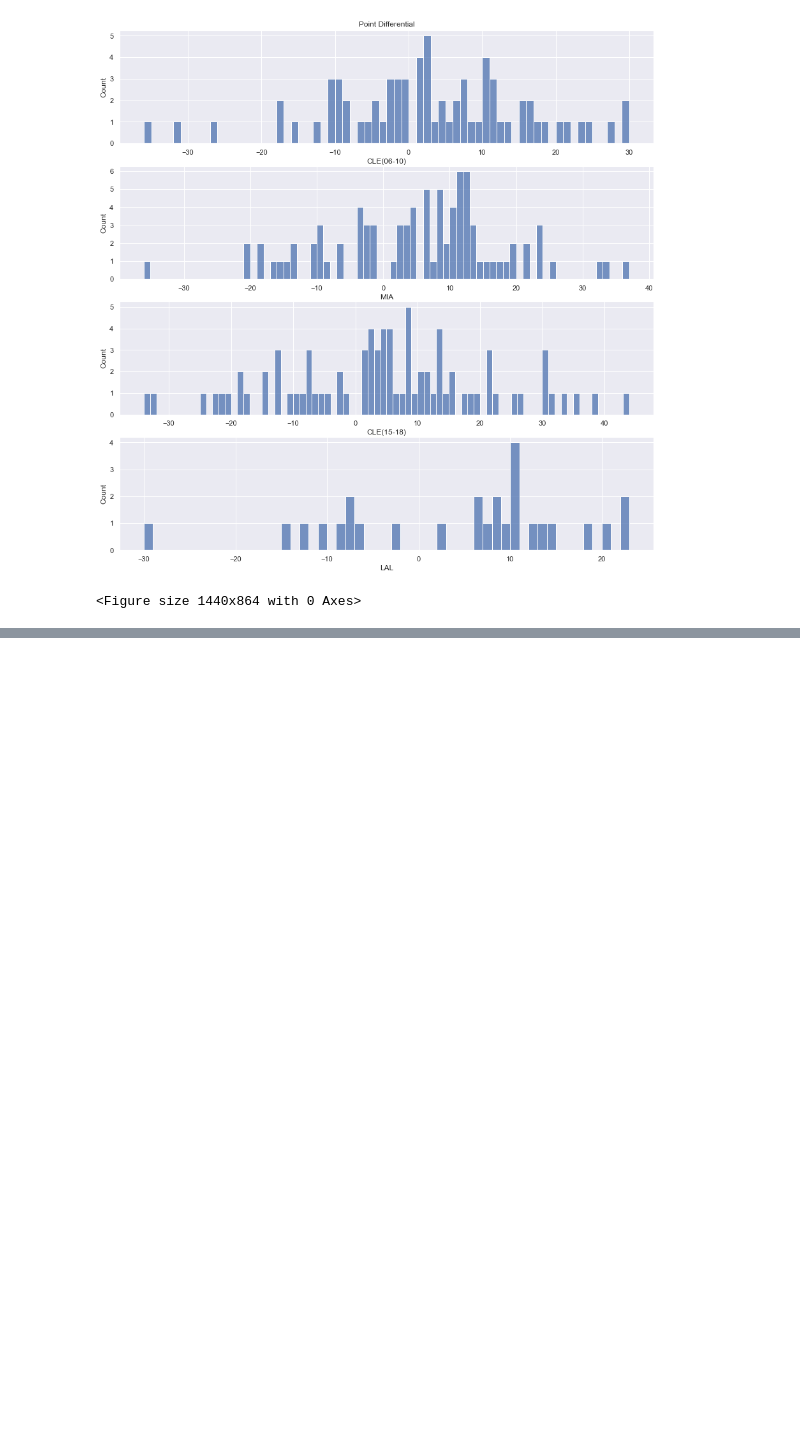
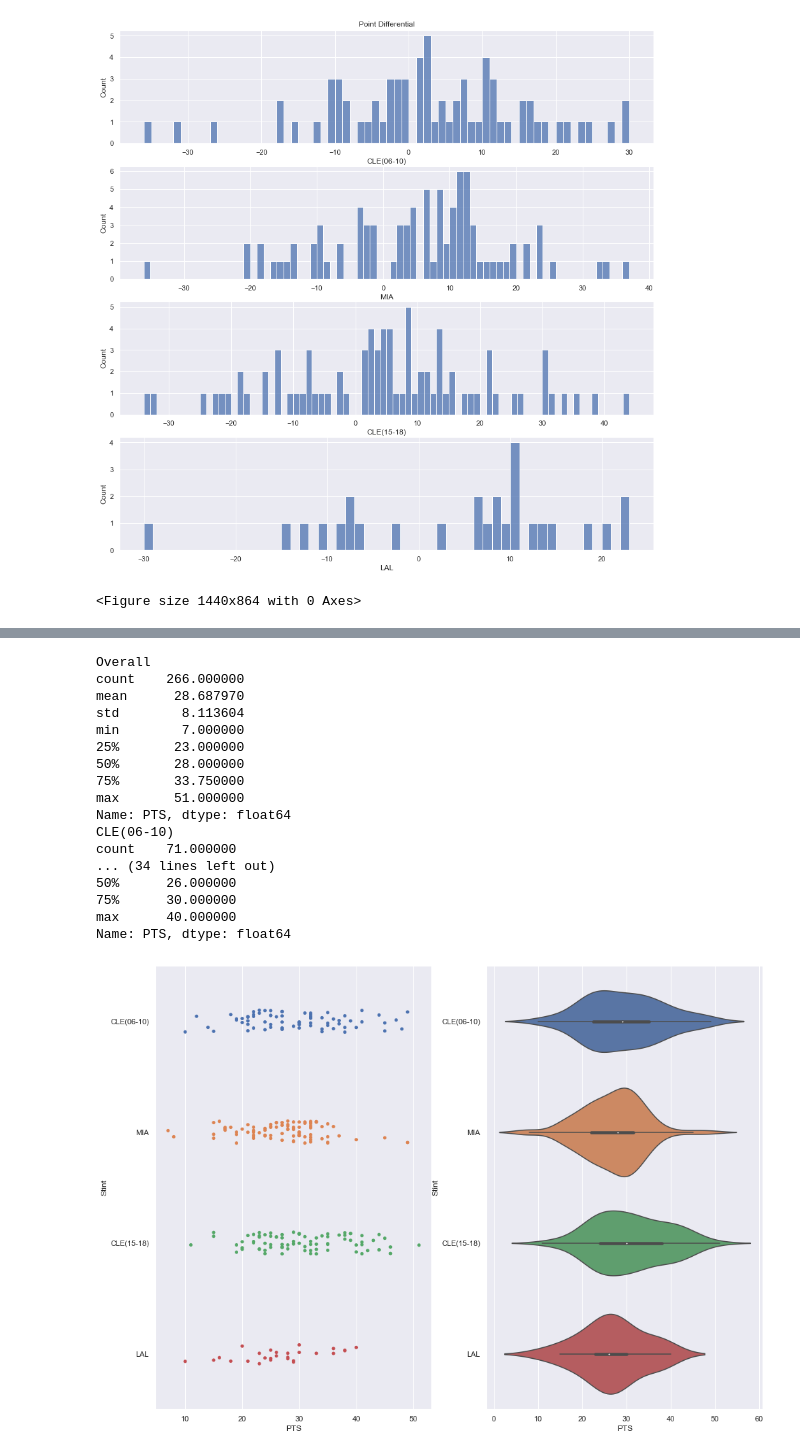
Before and after one commit to wwaihoe/LeBron-Playoffs-Stats, a Jupyter notebook: Data Analysis.ipynb, the cells around one changed output, grey strips where cells are left out. Saved outputs shown, nothing was run; the diff lists cells and outputs as text; code cells hidden in the pictures; blank space fills up the shorter version.

```diff
--- a/Data Analysis.ipynb
+++ b/Data Analysis.ipynb
@@ -109,16 +111,17 @@ sb.violinplot(x="Point Diff", y="Stint", data=df, ax=ax[1])
 # %%
-#Points
-print("Overall")
-print(df["PTS"].describe())
-print("CLE(06-10)")
-print(df.loc[df["Stint"] == "CLE(06-10)"]["PTS"].describe())
-print("MIA")
-print(df.loc[df["Stint"] == "MIA"]["PTS"].describe())
-print("CLE(15-18)")
-print(df.loc[df["Stint"] == "CLE(15-18)"]["PTS"].describe())
-print("LAL")
-print(df.loc[df["Stint"] == "LAL"]["PTS"].describe())
+#Function to compare stat across different stints of his career
+def bystint(stat):
+    print("Overall")
+    print(df[stat].describe())
+    print("CLE(06-10)")
+    print(df.loc[df["Stint"] == "CLE(06-10)"][stat].describe())
+    print("MIA")
+    print(df.loc[df["Stint"] == "MIA"][stat].describe())
+    print("CLE(15-18)")
+    print(df.loc[df["Stint"] == "CLE(15-18)"][stat].describe())
+    print("LAL")
+    print(df.loc[df["Stint"] == "LAL"][stat].describe())
 
-fig,ax = plt.subplots(1, 2, figsize=(16,12))
-sb.stripplot(x="PTS",y="Stint", data=df, ax=ax[0])
-sb.violinplot(x="PTS", y="Stint", data=df, ax=ax[1])
+    fig,ax = plt.subplots(1, 2, figsize=(16,12))
+    sb.stripplot(x=stat,y="Stint", data=df, ax=ax[0])
+    sb.violinplot(x=stat, y="Stint", data=df, ax=ax[1])
@@ -176,0 +139,22 @@ Name: PTS, dtype: float64
+# %%
+#Points
+bystint("PTS")
+# %% [output]
+Overall
+count    266.000000
+mean      28.687970
+std        8.113604
+min        7.000000
+25%       23.000000
+50%       28.000000
+75%       33.750000
+max       51.000000
+Name: PTS, dtype: float64
+CLE(06-10)
+count    71.000000
+... (34 lines left out)
+50%      26.000000
+75%      30.000000
+max      40.000000
+Name: PTS, dtype: float64
+[figure, added]
```
Also changed, not shown: parts of 43 cells of this notebook, 1 other file.
